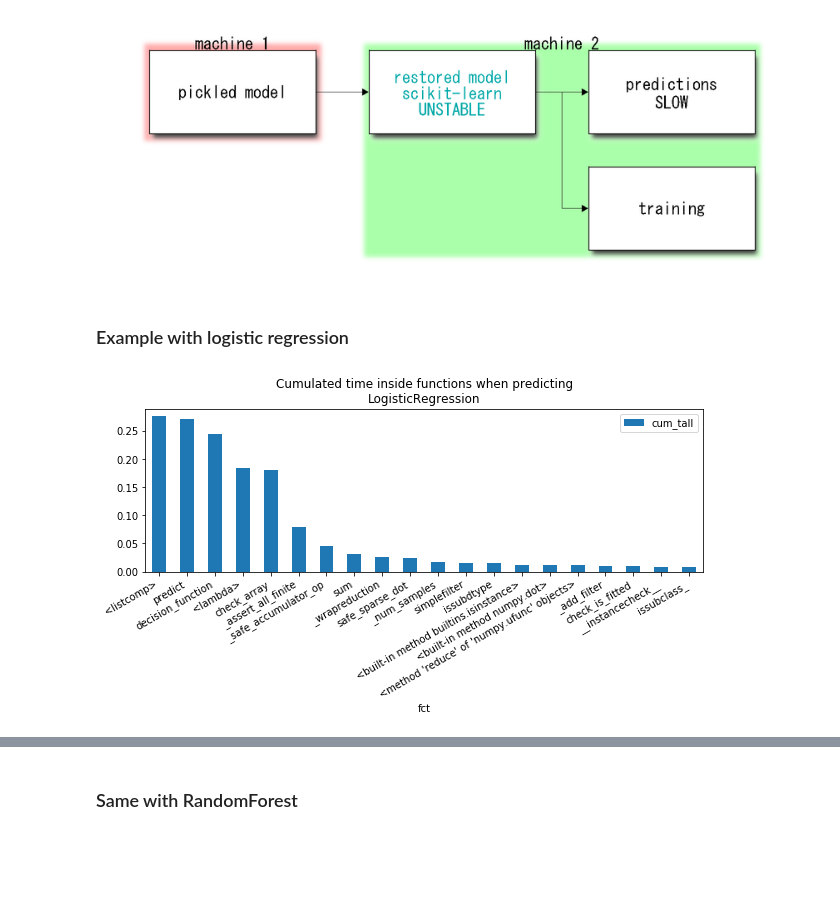
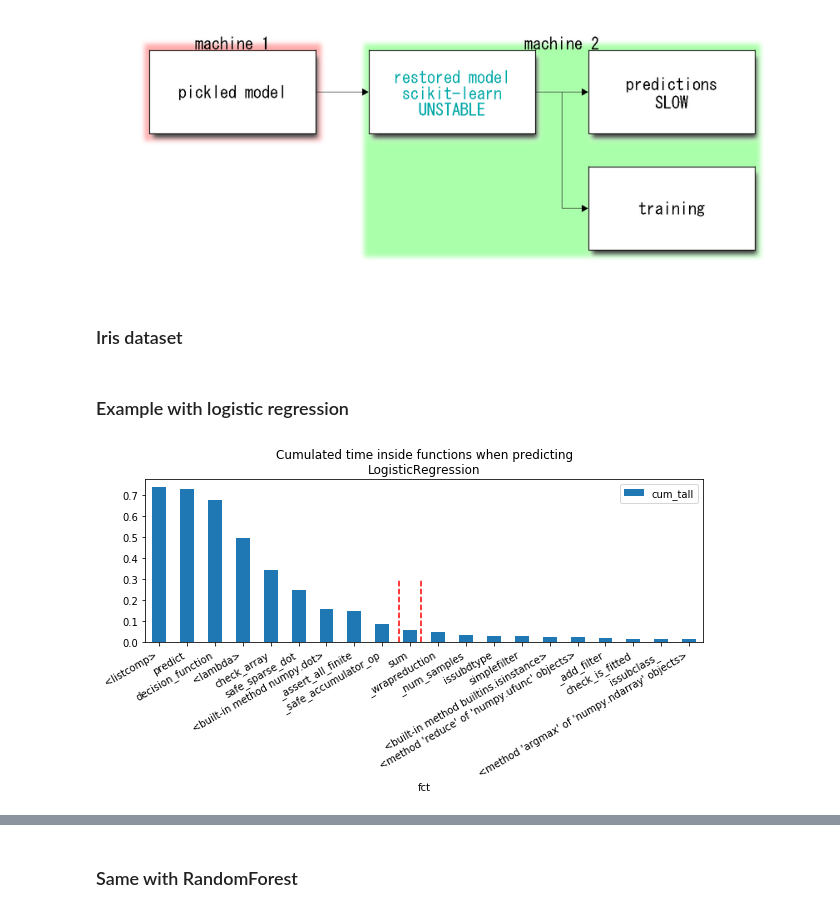
Before and after one commit to sdpython/jupytalk, a Jupyter notebook: _doc/notebooks/2019/sklearn/onnx_sklearn_consortium.ipynb, the cells around one changed output, grey strips where cells are left out. Saved outputs shown, nothing was run; the diff lists cells and outputs as text; code cells hidden in the pictures; blank space fills up the shorter version.

```diff
--- a/_doc/notebooks/2019/sklearn/onnx_sklearn_consortium.ipynb
+++ b/_doc/notebooks/2019/sklearn/onnx_sklearn_consortium.ipynb
@@ -60,3 +40,5 @@ draw_diagram("""blockdiag { default_fontsize = 20; node_width = 200; node_height
     group { label = "machine 2"; color = "#AAFFAA"; rest -> pred; rest -> train; } }""")
 # %% [output]
 [figure]
+# %% [markdown]
+### Iris dataset
@@ -63,16 +52,13 @@ draw_diagram("""blockdiag { default_fontsize = 20; node_width = 200; node_height
 # %% [markdown]
 ### Example with logistic regression
 # %%
-from sklearn.datasets import load_iris
-from sklearn.linear_model import LogisticRegression
-from pyquickhelper.pycode.profiling import profile
-data = load_iris()
-X, y = data.data, data.target
-clr = LogisticRegression().fit(X, y)
+clr = LogisticRegression(multi_class="auto", solver="liblinear").fit(X, y)
 pr, df = profile(lambda: [clr.predict(X) for i in range(0, 1000)], as_df=True, rootrem=[
     r"C:\xavierdupre\__home_\github_fork\scikit-learn", r"site-packages", r"c:\Python372_x64\lib"])
-ax = df[['fct', 'cum_tall']].head(n=20).set_index('fct').plot(kind='bar', figsize=(10,3), rot=30)
+sdf = df[['fct', 'cum_tall']].head(n=20).set_index('fct')
+ax = sdf.plot(kind='bar', figsize=(10,3), rot=30)
 ax.set_title("Cumulated time inside functions when predicting\nLogisticRegression")
 for la in ax.get_xticklabels(): la.set_horizontalalignment('right');
+ax.plot([8.6, 8.6], [0, 0.3], 'r--'); ax.plot([9.4, 9.4], [0, 0.3], 'r--');
 # %% [output]
-[figure, old version]
+[figure, new version]
```
Also changed, not shown: parts of 47 cells of this notebook, 7 other files.
